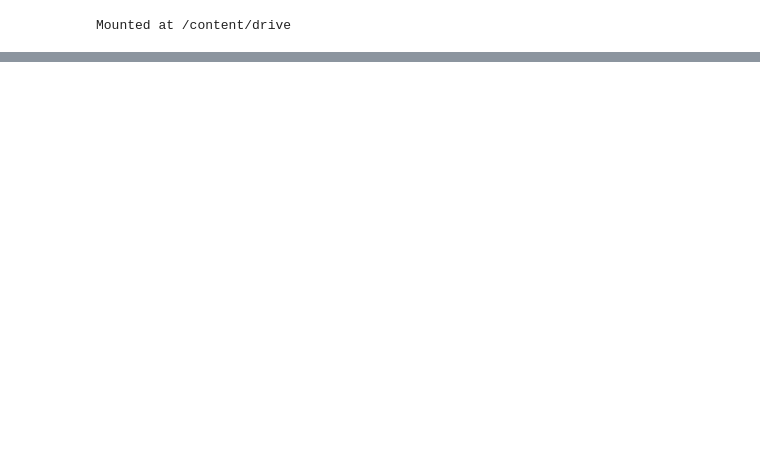
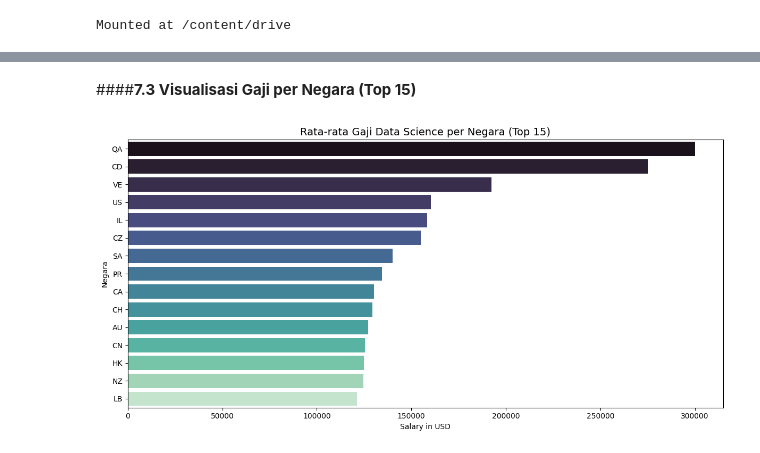
Before and after one commit to fathanzys/Data, a Jupyter notebook: uas_DataMining.ipynb, the cells around one changed output, grey strips where cells are left out. Drawn from its saved outputs; the diff is of its cells as text; code cells hidden in the pictures; blank space fills up the shorter version.

```diff
--- a/uas_DataMining.ipynb
+++ b/uas_DataMining.ipynb
@@ -389,0 +98,23 @@ plt.show()
+# %%
+import pycountry_convert as pc
+
+# Fungsi konversi dari country **code** (seperti 'US', 'GB') ke benua
+def code_to_continent(country_code):
+    try:
+        continent_code = pc.country_alpha2_to_continent_code(country_code)
+        return {
+            "AF": "Africa",
+            "NA": "North America",
+            "OC": "Oceania",
+            "AN": "Antarctica",
+            "AS": "Asia",
+            "EU": "Europe",
+            "SA": "South America"
+        }.get(continent_code, "Other")
+    except:
+        return "Other"
+# %%
+# Terapkan ke employee_residence dan company_location
+df['employee_continent'] = df['employee_residence'].apply(code_to_continent)
+# %%
+df['company_continent'] = df['company_location'].apply(code_to_continent)
@@ -389,0 +307,14 @@ plt.show()
+# %% [markdown]
+####**7.3 Visualisasi Gaji per Negara (Top 15)**
+# %%
+avg_salary_country = df.groupby('employee_residence')['salary_in_usd'].mean().sort_values(ascending=False).head(15)
+
+plt.figure(figsize=(12,6))
+sns.barplot(x=avg_salary_country.values, y=avg_salary_country.index, palette='mako')
+plt.title('Rata-rata Gaji Data Science per Negara (Top 15)', fontsize=14)
+plt.xlabel('Salary in USD')
+plt.ylabel('Negara')
+plt.tight_layout()
+plt.show()
+# %% [output]
+[figure, added]
```
Also changed, not shown: parts of 74 cells of this notebook.
